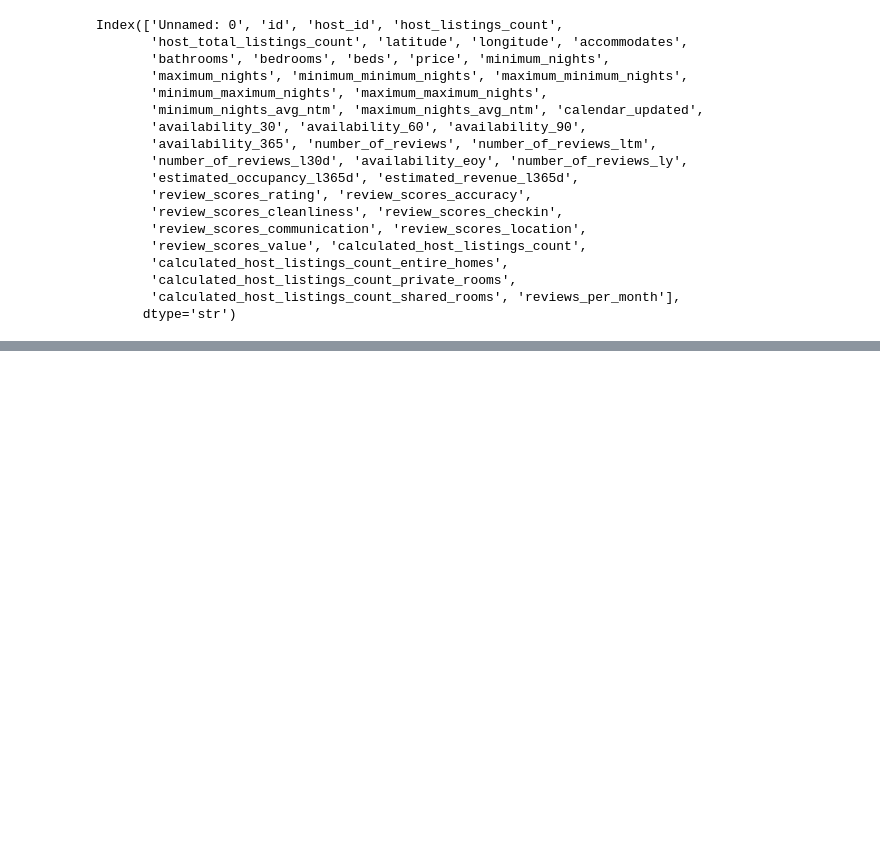
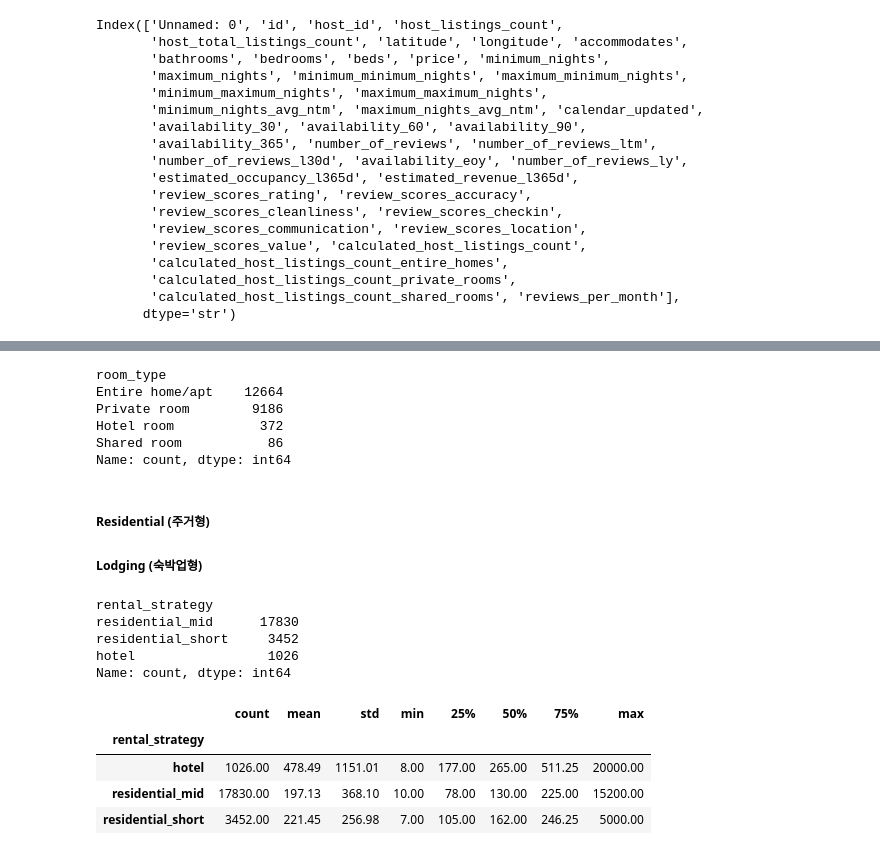
Before and after one commit to motimit/second_project, a Jupyter notebook: Chanhui_EDA/chanhui_eda_1.ipynb, the cells around one changed output, grey strips where cells are left out. Drawn from its saved outputs; the diff is of its cells as text; code cells hidden in the pictures; blank space fills up the shorter version.

```diff
--- a/Chanhui_EDA/chanhui_eda_1.ipynb
+++ b/Chanhui_EDA/chanhui_eda_1.ipynb
@@ -533,0 +557,63 @@ Index(['Unnamed: 0', 'id', 'host_id', 'host_listings_count',
+# %%
+df['room_type'].value_counts()
+# %% [output]
+room_type
+Entire home/apt    12664
+Private room        9186
+Hotel room           372
+Shared room           86
+Name: count, dtype: int64
+# %%
+property_map = {
+    'Room in hotel': 'Lodging',
+    'Room in boutique hotel': 'Lodging',
+
+    'Entire rental unit': 'Residential',
+    'Private room in rental unit': 'Residential',
+    'Private room in home': 'Residential',
+    'Entire home': 'Residential',
+    'Entire condo': 'Residential',
+    'Private room in townhouse': 'Residential',
+    'Private room in condo': 'Residential',
+    'Entire townhouse': 'Residential',
+    'Entire loft': 'Residential',
+    'Entire guest suite': 'Residential'
+}
+
+df['property_regulation_type'] = df['property_type'].map(property_map)
+df['property_regulation_type'] = df['property_regulation_type'].fillna('Other')
+# %% [markdown]
+##### Residential   (주거형)
+##### Lodging       (숙박업형)
+# %%
+def rental_strategy(row):
+
+    # 1. 호텔형 (숙박업)
+    if row['property_regulation_type'] == 'Lodging':
+        return 'hotel'
+
+    # 2. 주거형 + 30박 이상
+    elif row['minimum_nights'] >= 30:
+        return 'residential_mid'
+
+    # 3. 주거형 + 30박 미만
+    else:
+        return 'residential_short'
+
+
+df['rental_strategy'] = df.apply(rental_strategy, axis=1)
+df['rental_strategy'].value_counts()
+# %% [output]
+rental_strategy
+residential_mid      17830
+residential_short     3452
+hotel                 1026
+Name: count, dtype: int64
+# %%
+df.groupby('rental_strategy')['price'].describe()
+# %% [output]
+|  | count | mean | std | min | 25% | 50% | 75% | max |
+| rental_strategy |  |  |  |  |  |  |  |  |
+| hotel | 1026.00 | 478.49 | 1151.01 | 8.00 | 177.00 | 265.00 | 511.25 | 20000.00 |
+| residential_mid | 17830.00 | 197.13 | 368.10 | 10.00 | 78.00 | 130.00 | 225.00 | 15200.00 |
+| residential_short | 3452.00 | 221.45 | 256.98 | 7.00 | 105.00 | 162.00 | 246.25 | 5000.00 |
```
Also changed, not shown: parts of 20 cells of this notebook.
